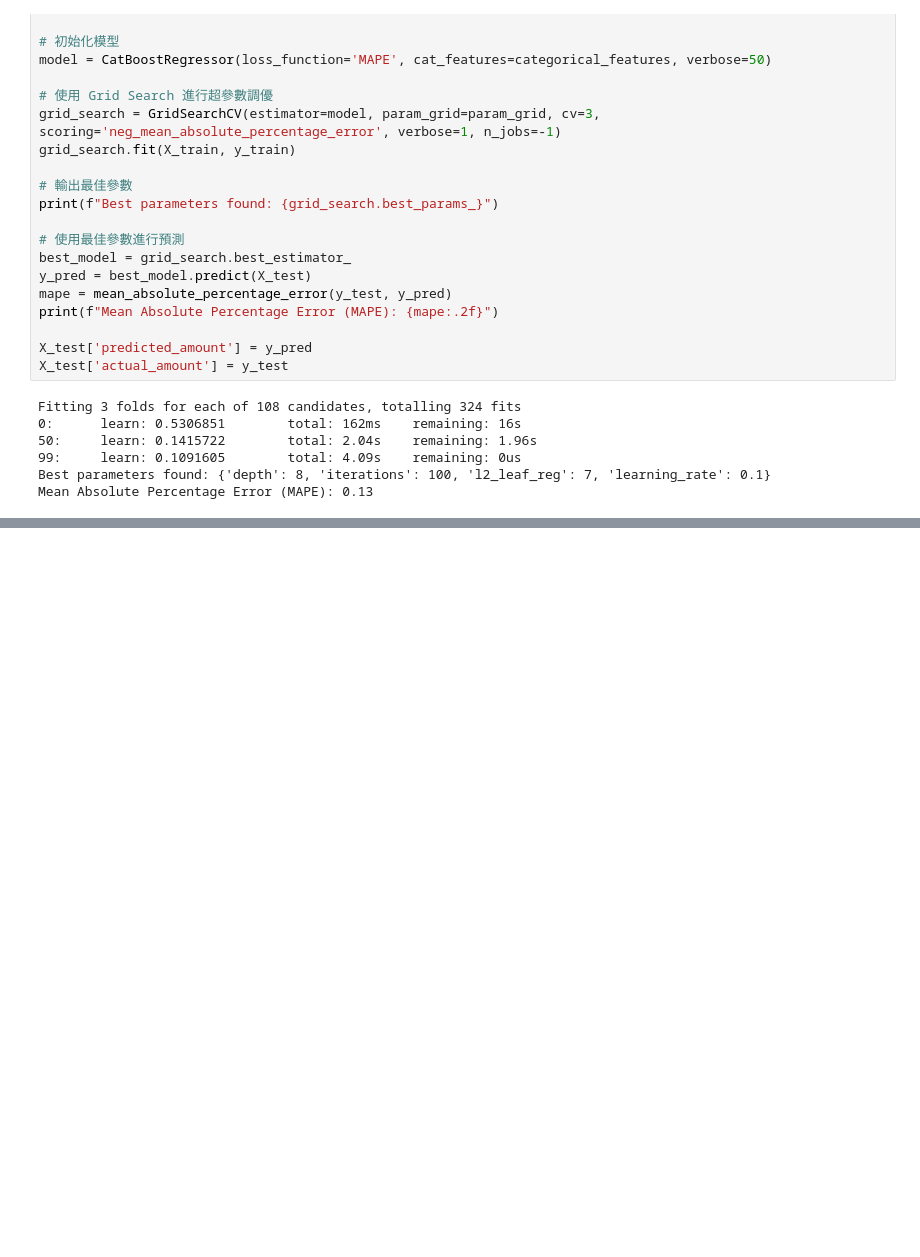
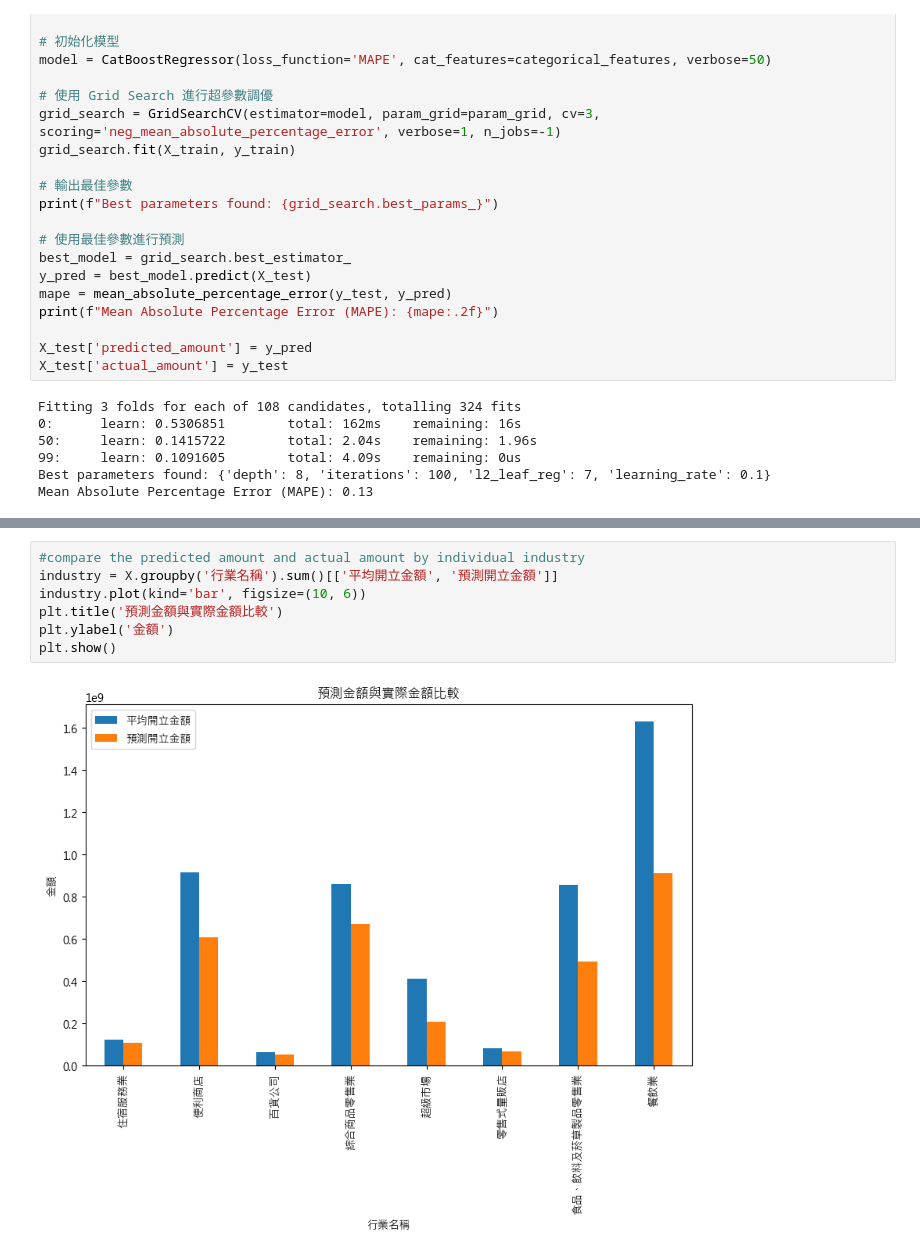
Before and after one commit to Ayukevin/Consumption-Analysis, a Jupyter notebook: ml_optimize.ipynb, the cells around one changed output, grey strips where cells are left out. Saved outputs shown, nothing was run; the diff lists cells and outputs as text; blank space fills up the shorter version.

```diff
--- a/ml_optimize.ipynb
+++ b/ml_optimize.ipynb
@@ -151,0 +155,9 @@ KeyError: ('lat', 'lng')
+# %%
+#compare the predicted amount and actual amount by individual industry
+industry = X.groupby('行業名稱').sum()[['平均開立金額', '預測開立金額']]
+industry.plot(kind='bar', figsize=(10, 6))
+plt.title('預測金額與實際金額比較')
+plt.ylabel('金額')
+plt.show()
+# %% [output]
+[figure, added]
```
Also changed, not shown: parts of 7 cells of this notebook, 1 other file.
